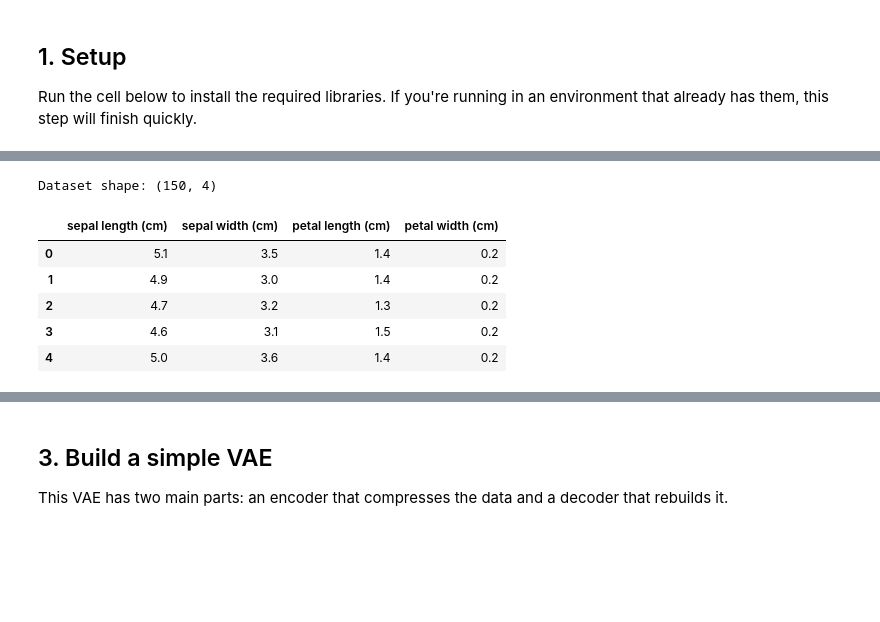
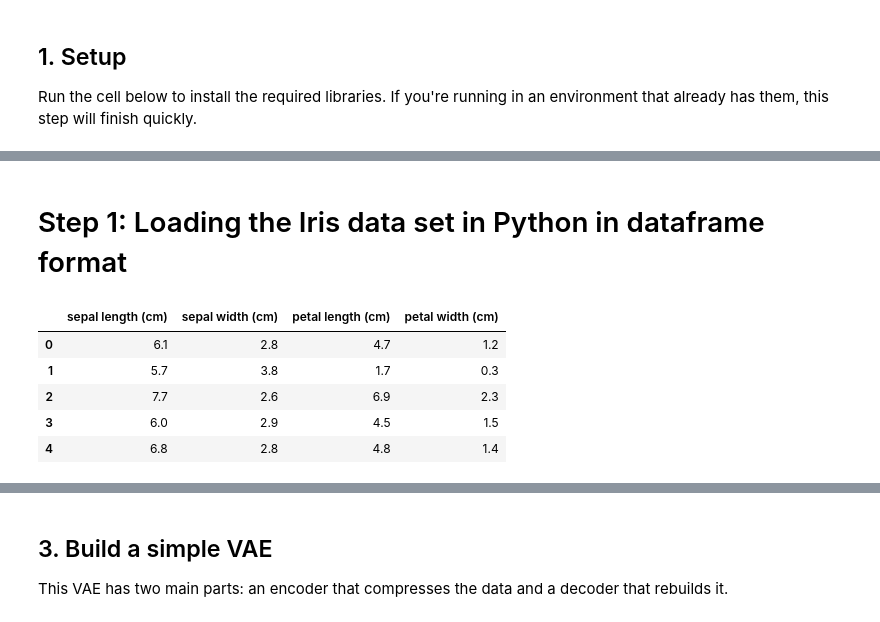
Before and after one commit to InvincibleIRMan/Datathon-WP7, a Jupyter notebook: TabularVAE_Tutorial.ipynb, the cells around one changed output, grey strips where cells are left out. Cells and saved outputs as stored; diff of their text form; code cells hidden in the pictures; blank space fills up the shorter version.

```diff
--- a/TabularVAE_Tutorial.ipynb
+++ b/TabularVAE_Tutorial.ipynb
@@ -14,16 +27,17 @@ We'll use the classic Iris flower dataset that comes with scikit-learn.
+# %% [markdown]
+# Step 1: Loading the Iris data set in Python in dataframe format
 # %%
 from sklearn.datasets import load_iris
 import pandas as pd
 
 iris = load_iris()
 data = pd.DataFrame(iris.data, columns=iris.feature_names)
-print('Dataset shape:', data.shape)
+data = data.sample(frac=1, random_state=42).reset_index(drop=True)
 data.head()
 # %% [output]
-Dataset shape: (150, 4)
 |  | sepal length (cm) | sepal width (cm) | petal length (cm) | petal width (cm) |
-| 0 | 5.1 | 3.5 | 1.4 | 0.2 |
-| 1 | 4.9 | 3.0 | 1.4 | 0.2 |
-| 2 | 4.7 | 3.2 | 1.3 | 0.2 |
-| 3 | 4.6 | 3.1 | 1.5 | 0.2 |
-| 4 | 5.0 | 3.6 | 1.4 | 0.2 |
+| 0 | 6.1 | 2.8 | 4.7 | 1.2 |
+| 1 | 5.7 | 3.8 | 1.7 | 0.3 |
+| 2 | 7.7 | 2.6 | 6.9 | 2.3 |
+| 3 | 6.0 | 2.9 | 4.5 | 1.5 |
+| 4 | 6.8 | 2.8 | 4.8 | 1.4 |
```
Also changed, not shown: parts of 17 cells of this notebook, 1 other file.
